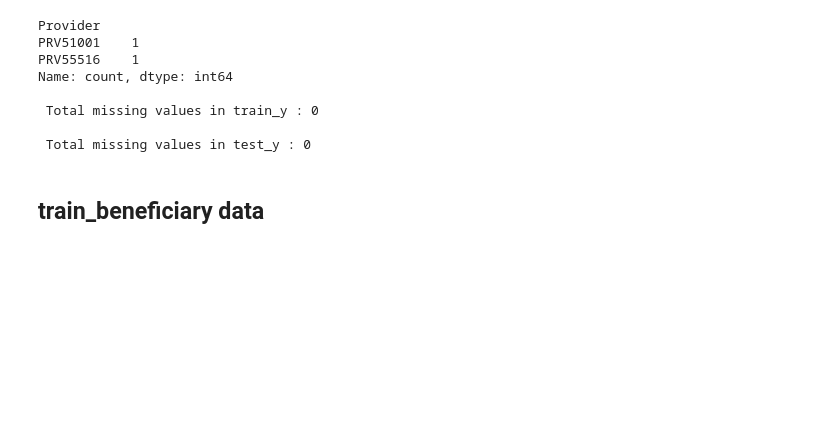
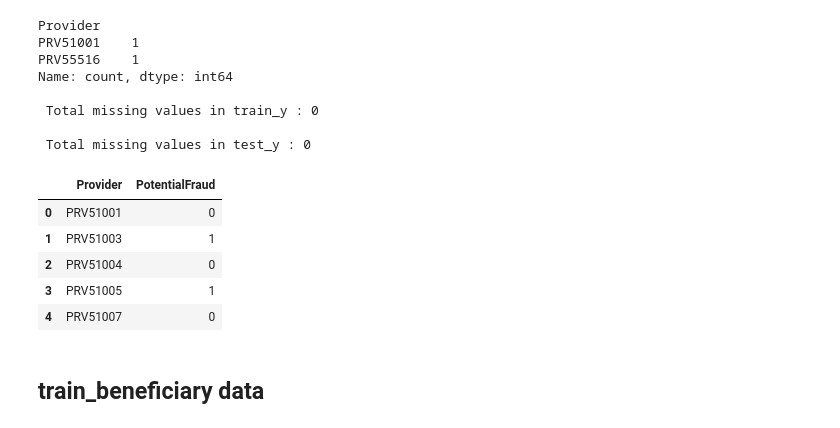
Before and after one commit to ShabnaNasser/Healthcare-Provider-Fraud-Detection-Analysis, a Jupyter notebook: HEALTHCARE PROVIDER FRAUD DETECTION ANALYSIS.ipynb, the cells around one changed output. Drawn from its saved outputs; the diff is of its cells as text; code cells hidden in the pictures; blank space fills up the shorter version.

```diff
--- a/HEALTHCARE PROVIDER FRAUD DETECTION ANALYSIS.ipynb
+++ b/HEALTHCARE PROVIDER FRAUD DETECTION ANALYSIS.ipynb
@@ -74,6 +94,17 @@ Name: count, dtype: int64
  Total missing values in train_y : 0
 
  Total missing values in test_y : 0
+# %%
+train_y['PotentialFraud'] = train_y['PotentialFraud'].replace("No", 0).replace("Yes", 1).astype(int)
+# %%
+train_y.head()
+# %% [output]
+|  | Provider | PotentialFraud |
+| 0 | PRV51001 | 0 |
+| 1 | PRV51003 | 1 |
+| 2 | PRV51004 | 0 |
+| 3 | PRV51005 | 1 |
+| 4 | PRV51007 | 0 |
 # %% [markdown]
 ## train_beneficiary data
 # %%
```
Also changed, not shown: parts of 8 cells of this notebook.
